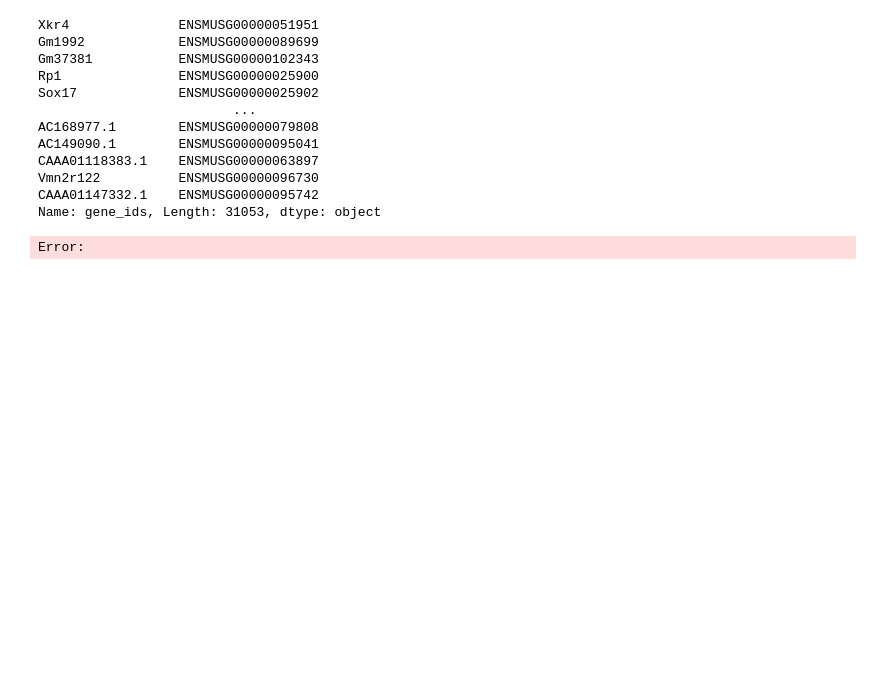
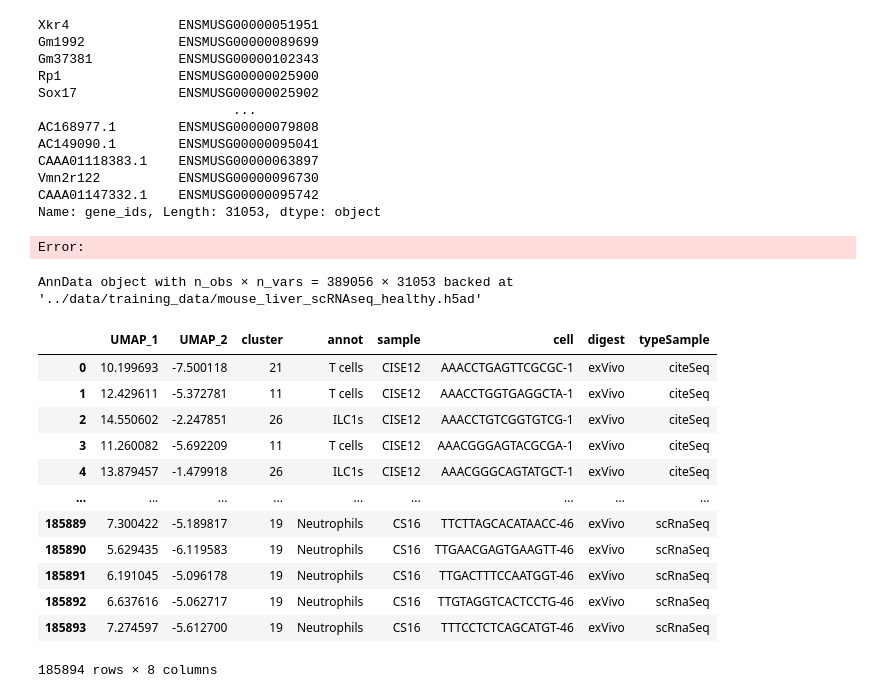
Before and after one commit to ChrisKoll/EDA-Spatial-Liver, a Jupyter notebook: py/integrate_training_data.ipynb, the cells around one changed output. Drawn from its saved outputs; the diff is of its cells as text; code cells hidden in the pictures; blank space fills up the shorter version.

```diff
--- a/py/integrate_training_data.ipynb
+++ b/py/integrate_training_data.ipynb
@@ -40,0 +44,24 @@ Error:
+# %%
+adata = ad.read_h5ad(
+    "../data/training_data/mouse_liver_scRNAseq_healthy.h5ad", backed=True
+)
+adata
+# %% [output]
+AnnData object with n_obs × n_vars = 389056 × 31053 backed at '../data/training_data/mouse_liver_scRNAseq_healthy.h5ad'
+# %%
+obs = pd.read_csv("../data/training_data/countTable_mouseStSt/annot_mouseStStAll.csv")
+obs
+# %% [output]
+|  | UMAP_1 | UMAP_2 | cluster | annot | sample | cell | digest | typeSample |
+| 0 | 10.199693 | -7.500118 | 21 | T cells | CISE12 | AAACCTGAGTTCGCGC-1 | exVivo | citeSeq |
+| 1 | 12.429611 | -5.372781 | 11 | T cells | CISE12 | AAACCTGGTGAGGCTA-1 | exVivo | citeSeq |
+| 2 | 14.550602 | -2.247851 | 26 | ILC1s | CISE12 | AAACCTGTCGGTGTCG-1 | exVivo | citeSeq |
+| 3 | 11.260082 | -5.692209 | 11 | T cells | CISE12 | AAACGGGAGTACGCGA-1 | exVivo | citeSeq |
+| 4 | 13.879457 | -1.479918 | 26 | ILC1s | CISE12 | AAACGGGCAGTATGCT-1 | exVivo | citeSeq |
+| ... | ... | ... | ... | ... | ... | ... | ... | ... |
+| 185889 | 7.300422 | -5.189817 | 19 | Neutrophils | CS16 | TTCTTAGCACATAACC-46 | exVivo | scRnaSeq |
+| 185890 | 5.629435 | -6.119583 | 19 | Neutrophils | CS16 | TTGAACGAGTGAAGTT-46 | exVivo | scRnaSeq |
+| 185891 | 6.191045 | -5.096178 | 19 | Neutrophils | CS16 | TTGACTTTCCAATGGT-46 | exVivo | scRnaSeq |
+| 185892 | 6.637616 | -5.062717 | 19 | Neutrophils | CS16 | TTGTAGGTCACTCCTG-46 | exVivo | scRnaSeq |
+| 185893 | 7.274597 | -5.612700 | 19 | Neutrophils | CS16 | TTTCCTCTCAGCATGT-46 | exVivo | scRnaSeq |
+185894 rows × 8 columns
```
Also changed, not shown: parts of 11 cells of this notebook, 1 other file.
